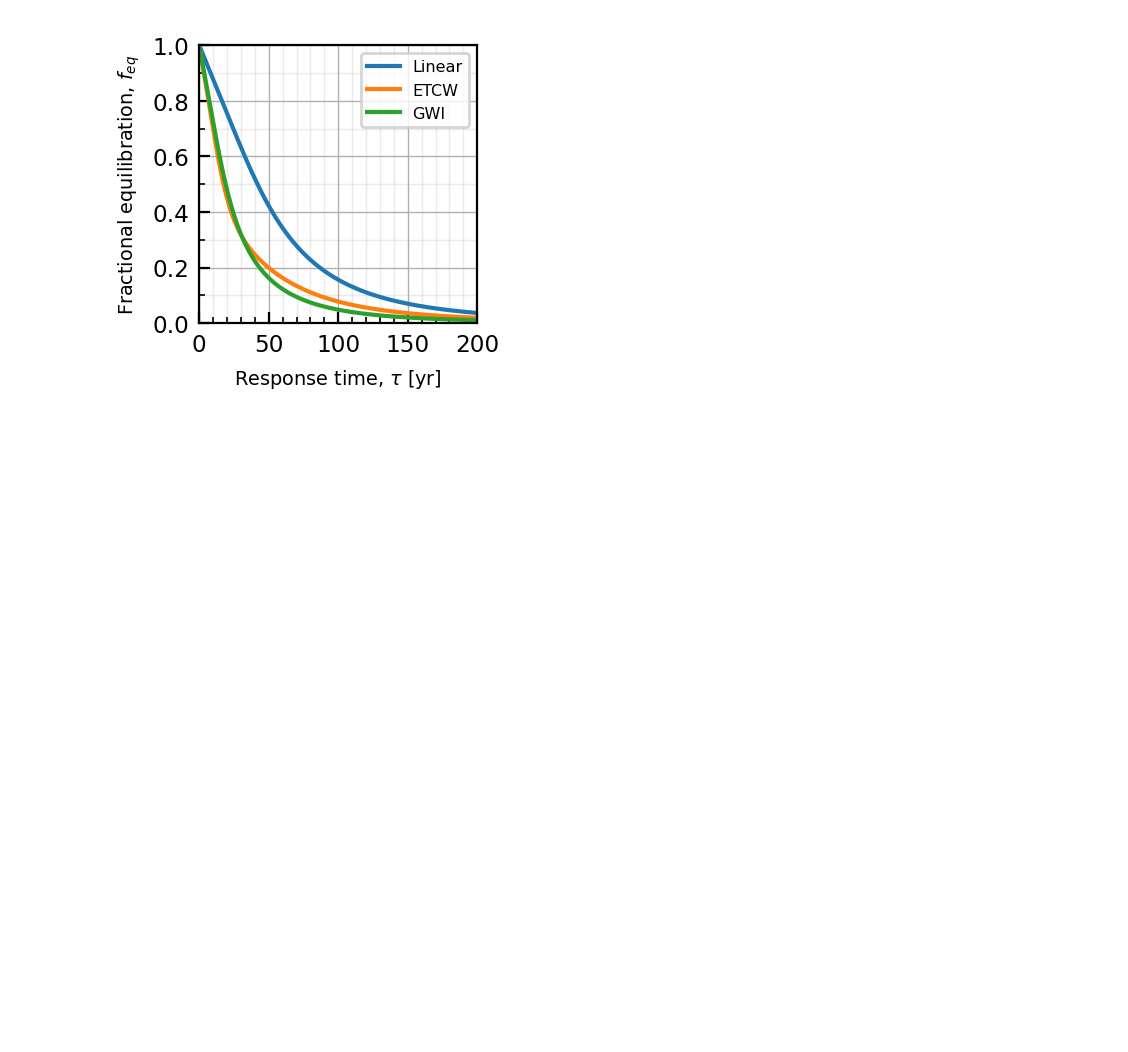
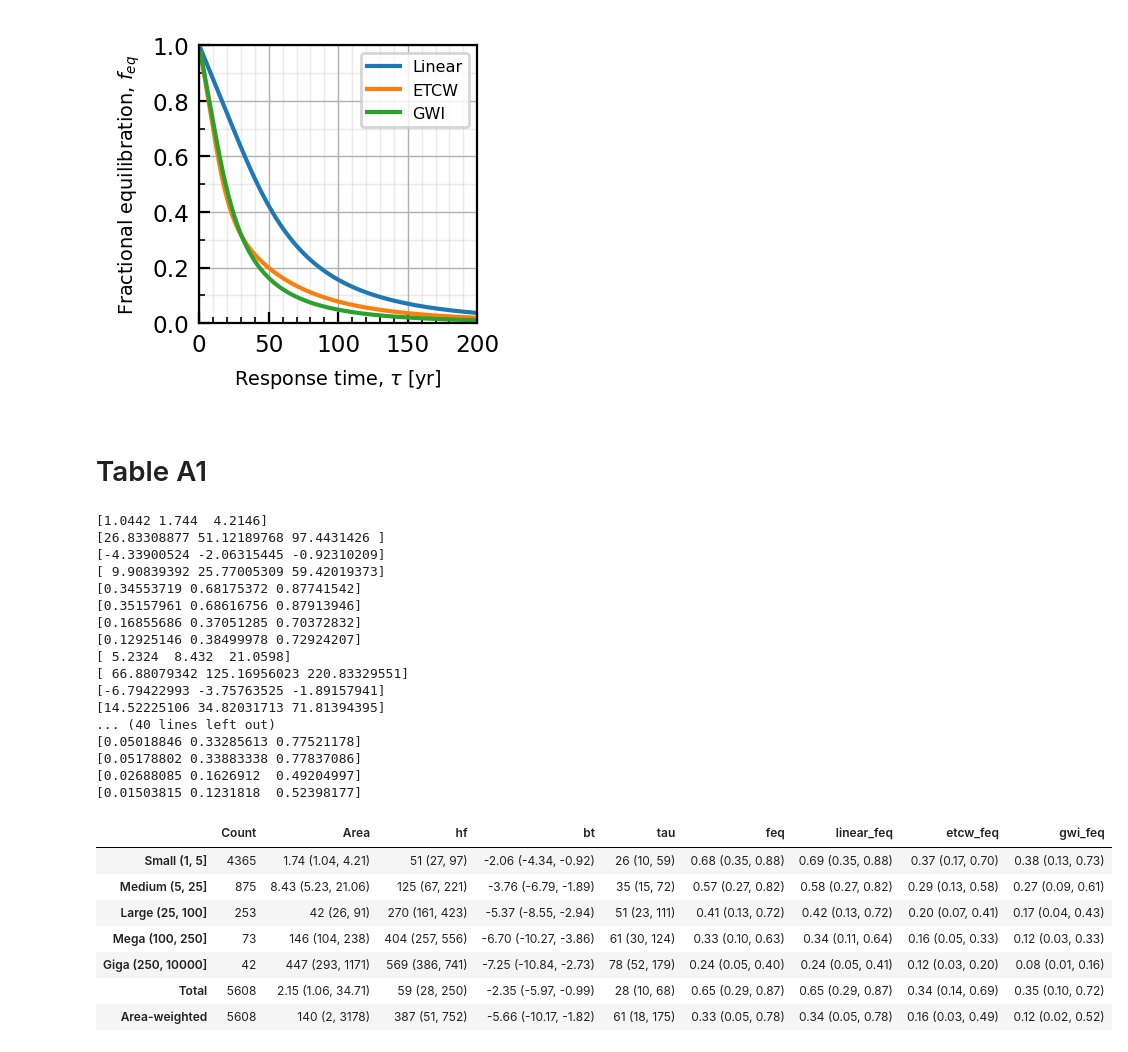
Before and after one commit to d-otto/ak_diseq, a Jupyter notebook: Fig8_Fig9_TableA1.ipynb, the cells around one changed output. Cells and saved outputs as stored; diff of their text form; code cells hidden in the pictures; blank space fills up the shorter version.

Commit message:
Added table a1

```diff
--- a/Fig8_Fig9.ipynb
+++ b/Fig8_Fig9_TableA1.ipynb
@@ -132,11 +133,11 @@ for i, (_, g) in tqdm(enumerate(d.iterrows())):
     res['tau'] = tau
     res['RGIId'] = g['RGIId']
     res['name'] = g['Name']
-    res['gwi_eq'] = res.Lp / (res.Lp_eq)
+    res['gwi_feq'] = res.Lp / (res.Lp_eq)
 
     concat.append(res)
 concat = pd.concat(concat, ignore_index=True)
-d = d.merge(concat.loc[:, ['RGIId', 'gwi_eq']], on='RGIId')
+d = d.merge(concat.loc[:, ['RGIId', 'gwi_feq']], on='RGIId')
 # %%
 d = d.sort_values(by='RGIId')
 rescol = 'linear'
@@ -479,3 +483,5 @@ plt.savefig(Path('Fig9.svg'))
 plt.savefig(Path('Fig9.png'))
 # %% [output]
 [figure]
+# %% [markdown]
+# Table A1
@@ -481,0 +531,34 @@ plt.savefig(Path('Fig9.png'))
+# %%
+cuts = [1, 5, 25, 100, 250, 10000]
+d_table = d.loc[:, ['Area', 'hf', 'bt', 'tau', 'feq', 'linear_feq', 'etcw_feq', 'gwi_feq']].copy()
+table = make_table(d_table, cuts)
+p = Path('TableA1.csv')
+table.to_csv(p)
+
+table
+# %% [output]
+[1.0442 1.744  4.2146]
+[26.83308877 51.12189768 97.4431426 ]
+[-4.33900524 -2.06315445 -0.92310209]
+[ 9.90839392 25.77005309 59.42019373]
+[0.34553719 0.68175372 0.87741542]
+[0.35157961 0.68616756 0.87913946]
+[0.16855686 0.37051285 0.70372832]
+[0.12925146 0.38499978 0.72924207]
+[ 5.2324  8.432  21.0598]
+[ 66.88079342 125.16956023 220.83329551]
+[-6.79422993 -3.75763525 -1.89157941]
+[14.52225106 34.82031713 71.81394395]
+... (40 lines left out)
+[0.05018846 0.33285613 0.77521178]
+[0.05178802 0.33883338 0.77837086]
+[0.02688085 0.1626912  0.49204997]
+[0.01503815 0.1231818  0.52398177]
+|  | Count | Area | hf | bt | tau | feq | linear_feq | etcw_feq | gwi_feq |
+| Small (1, 5] | 4365 | 1.74 (1.04, 4.21) | 51 (27, 97) | -2.06 (-4.34, -0.92) | 26 (10, 59) | 0.68 (0.35, 0.88) | 0.69 (0.35, 0.88) | 0.37 (0.17, 0.70) | 0.38 (0.13, 0.73) |
+| Medium (5, 25] | 875 | 8.43 (5.23, 21.06) | 125 (67, 221) | -3.76 (-6.79, -1.89) | 35 (15, 72) | 0.57 (0.27, 0.82) | 0.58 (0.27, 0.82) | 0.29 (0.13, 0.58) | 0.27 (0.09, 0.61) |
+| Large (25, 100] | 253 | 42 (26, 91) | 270 (161, 423) | -5.37 (-8.55, -2.94) | 51 (23, 111) | 0.41 (0.13, 0.72) | 0.42 (0.13, 0.72) | 0.20 (0.07, 0.41) | 0.17 (0.04, 0.43) |
+| Mega (100, 250] | 73 | 146 (104, 238) | 404 (257, 556) | -6.70 (-10.27, -3.86) | 61 (30, 124) | 0.33 (0.10, 0.63) | 0.34 (0.11, 0.64) | 0.16 (0.05, 0.33) | 0.12 (0.03, 0.33) |
+| Giga (250, 10000] | 42 | 447 (293, 1171) | 569 (386, 741) | -7.25 (-10.84, -2.73) | 78 (52, 179) | 0.24 (0.05, 0.40) | 0.24 (0.05, 0.41) | 0.12 (0.03, 0.20) | 0.08 (0.01, 0.16) |
+| Total | 5608 | 2.15 (1.06, 34.71) | 59 (28, 250) | -2.35 (-5.97, -0.99) | 28 (10, 68) | 0.65 (0.29, 0.87) | 0.65 (0.29, 0.87) | 0.34 (0.14, 0.69) | 0.35 (0.10, 0.72) |
+| Area-weighted | 5608 | 140 (2, 3178) | 387 (51, 752) | -5.66 (-10.17, -1.82) | 61 (18, 175) | 0.33 (0.05, 0.78) | 0.34 (0.05, 0.78) | 0.16 (0.03, 0.49) | 0.12 (0.02, 0.52) |
```
Also changed, not shown: parts of 4 cells of this notebook, 10 other files.
